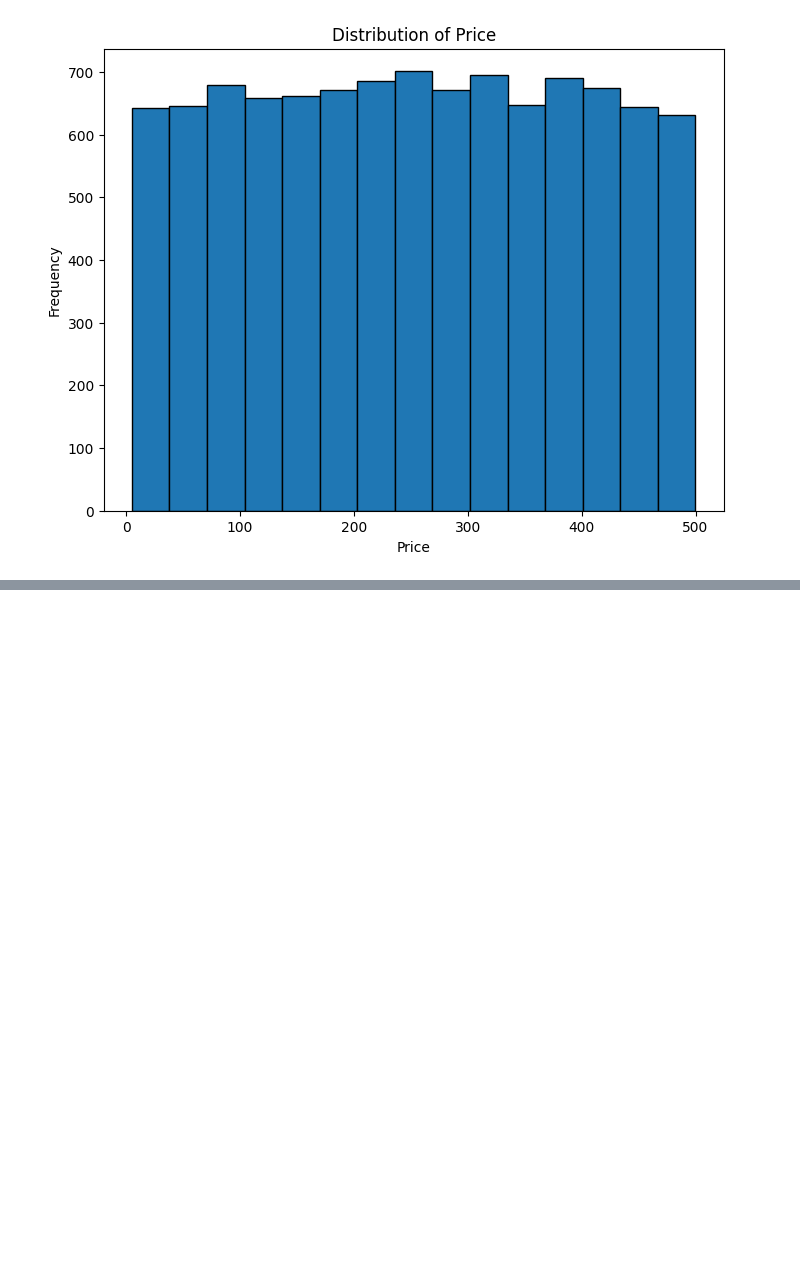
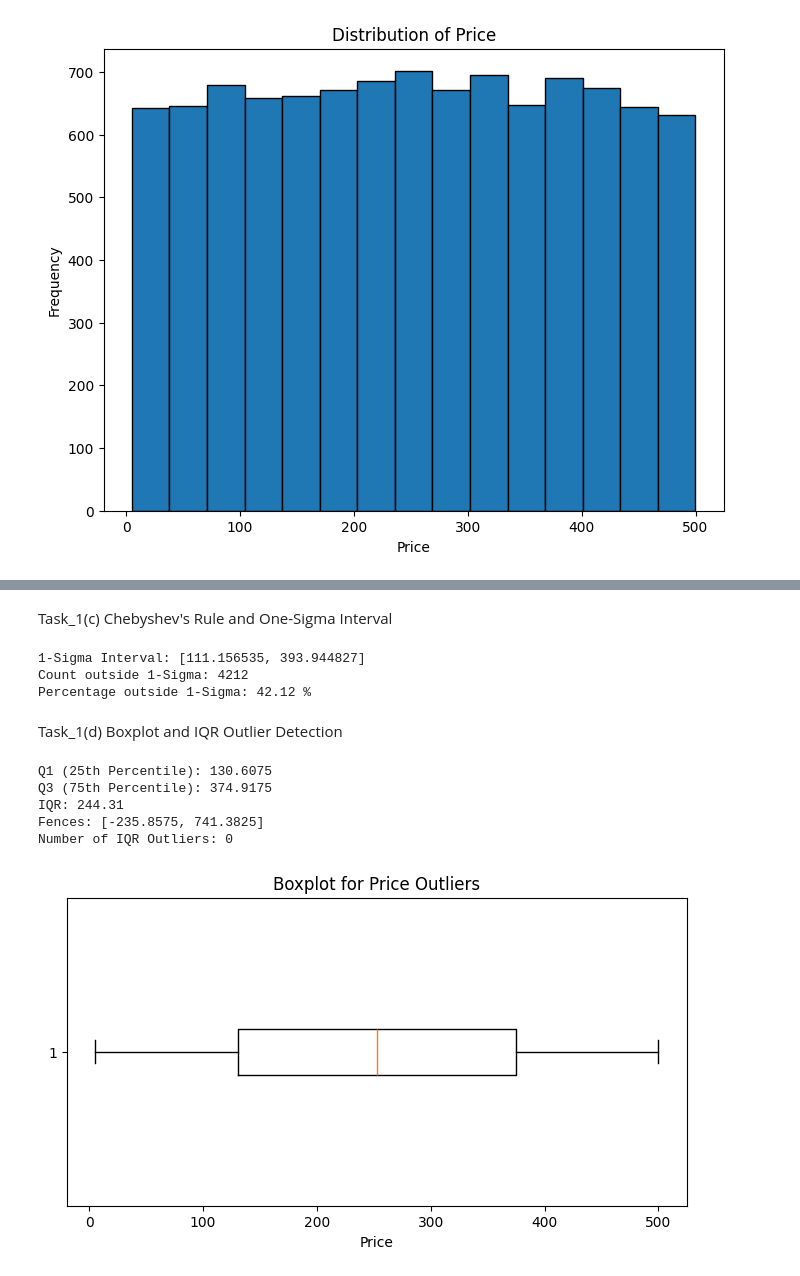
Before and after one commit to saifuddin-vuia/saifuddin-vuia, a Jupyter notebook: Statistics_CA_One.ipynb, the cells around one changed output, grey strips where cells are left out. Cells and saved outputs as stored; diff of their text form; code cells hidden in the pictures; blank space fills up the shorter version.

```diff
--- a/Statistics_CA_One.ipynb
+++ b/Statistics_CA_One.ipynb
@@ -46,0 +76,48 @@ plt.show()
+# %% [markdown]
+Task_1(c) Chebyshev's Rule and One-Sigma Interval
+# %%
+lower_sigma = mean_x - std_x
+upper_sigma = mean_x + std_x
+
+outside_sigma = X[(X < lower_sigma) | (X > upper_sigma)]
+pct_outside = (len(outside_sigma) / len(X)) * 100
+
+print(f"1-Sigma Interval: [{round(lower_sigma, 6)}, {round(upper_sigma, 6)}]")
+print("Count outside 1-Sigma:", len(outside_sigma))
+print("Percentage outside 1-Sigma:", round(pct_outside, 4), "%")
+# %% [output]
+1-Sigma Interval: [111.156535, 393.944827]
+Count outside 1-Sigma: 4212
+Percentage outside 1-Sigma: 42.12 %
+# %% [markdown]
+Task_1(d) Boxplot and IQR Outlier Detection
+# %%
+# Quartiles and IQR
+q1 = X.quantile(0.25)
+q3 = X.quantile(0.75)
+iqr = q3 - q1
+
+lower_fence = q1 - 1.5 * iqr
+upper_fence = q3 + 1.5 * iqr
+
+outliers_iqr = X[(X < lower_fence) | (X > upper_fence)]
+
+print("Q1 (25th Percentile):", round(q1, 6))
+print("Q3 (75th Percentile):", round(q3, 6))
+print("IQR:", round(iqr, 6))
+print(f"Fences: [{round(lower_fence, 6)}, {round(upper_fence, 6)}]")
+print("Number of IQR Outliers:", len(outliers_iqr))
+
+# Boxplot
+plt.figure(figsize=(8, 4))
+plt.boxplot(X, vert=False)
+plt.title('Boxplot for Price Outliers')
+plt.xlabel('Price')
+plt.show()
+# %% [output]
+Q1 (25th Percentile): 130.6075
+Q3 (75th Percentile): 374.9175
+IQR: 244.31
+Fences: [-235.8575, 741.3825]
+Number of IQR Outliers: 0
+[figure, added]
```
Also changed, not shown: parts of 4 cells of this notebook.
